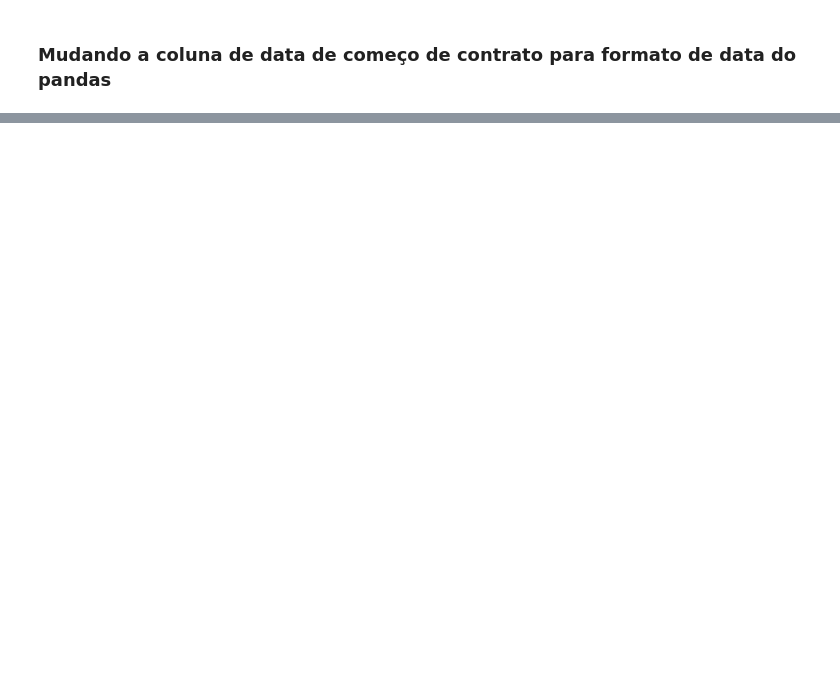
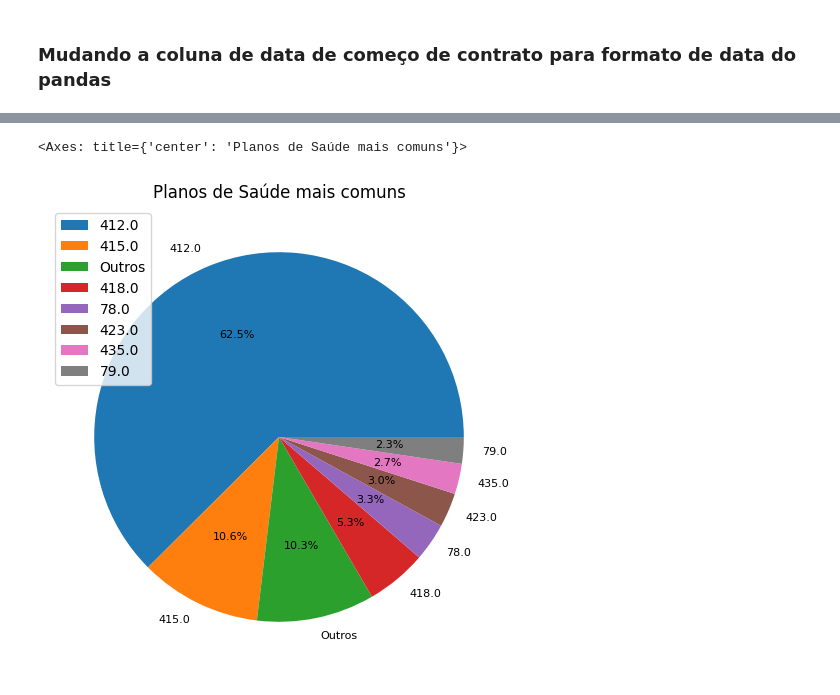
Before and after one commit to leoscarlato/deploy-sprint, a Jupyter notebook: notebooks/modelo.ipynb, the cells around one changed output, grey strips where cells are left out. Saved outputs shown, nothing was run; the diff lists cells and outputs as text; code cells hidden in the pictures; blank space fills up the shorter version.

Commit message:
gráfico pizza atendimento e plans saude

```diff
--- a/notebooks/modelo.ipynb
+++ b/notebooks/modelo.ipynb
@@ -428,0 +435,13 @@ sns.heatmap(corr, xticklabels=corr.columns, yticklabels=corr.columns)
+# %%
+
+
+df_plan_mais_comum = df[df['status'] == 'won']
+df_plan_mais_comum = df_plan_mais_comum[df_plan_mais_comum['id_health_plan'].notna()]
+
+top_7_values = df_plan_mais_comum['id_health_plan'].value_counts().nlargest(7).index
+df_plan_mais_comum['id_health_plan'] = df_plan_mais_comum['id_health_plan'].apply(lambda x: x if x in top_7_values else 'Outros')
+
+df_plan_mais_comum['id_health_plan'].value_counts().plot.pie(legend=True, figsize=(10,6), title='Planos de Saúde mais comuns', ylabel='', autopct='%1.1f%%', fontsize=8)
+# %% [output]
+<Axes: title={'center': 'Planos de Saúde mais comuns'}>
+[figure, added]
```
Also changed, not shown: parts of 20 cells of this notebook.
